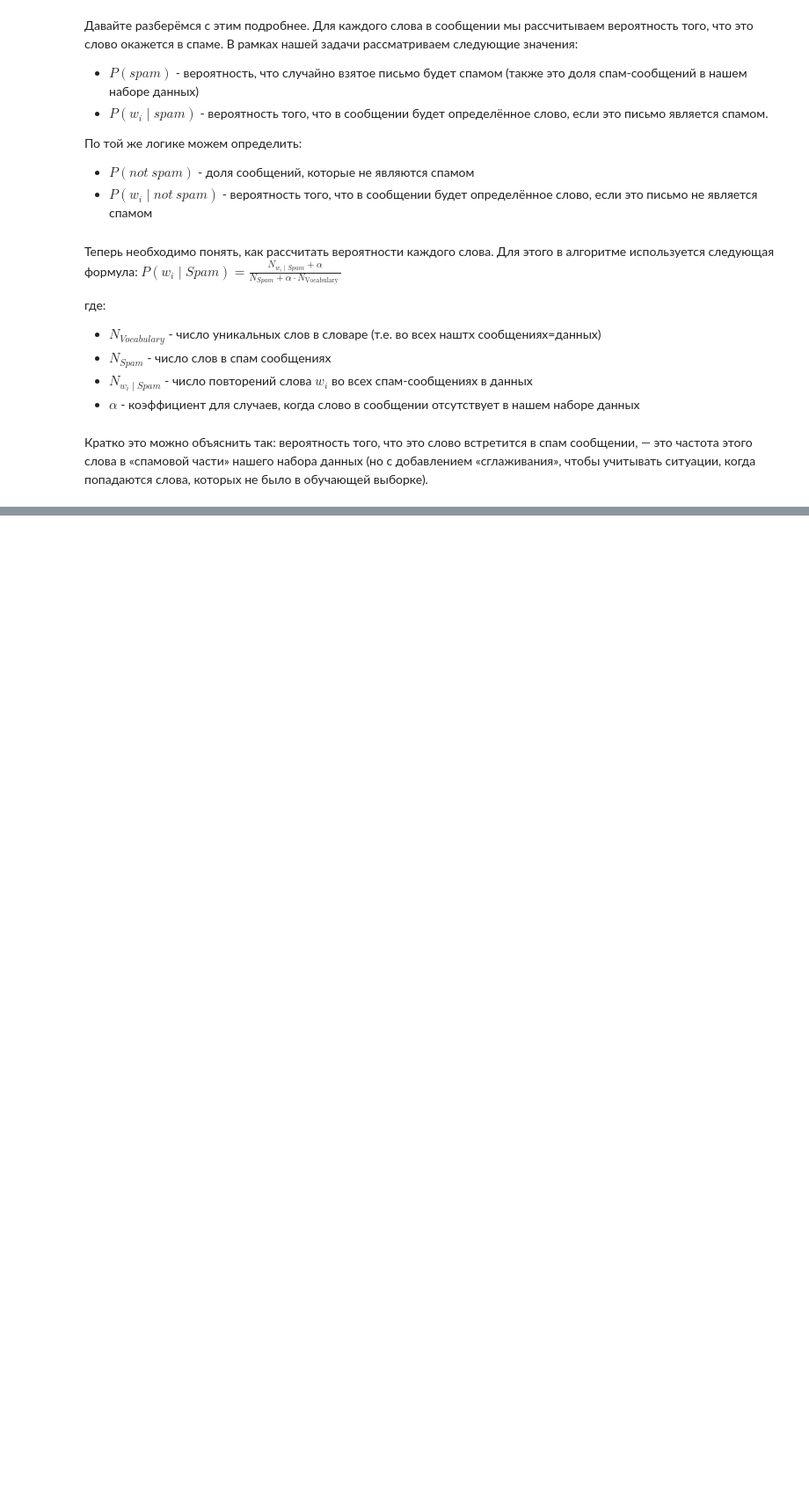
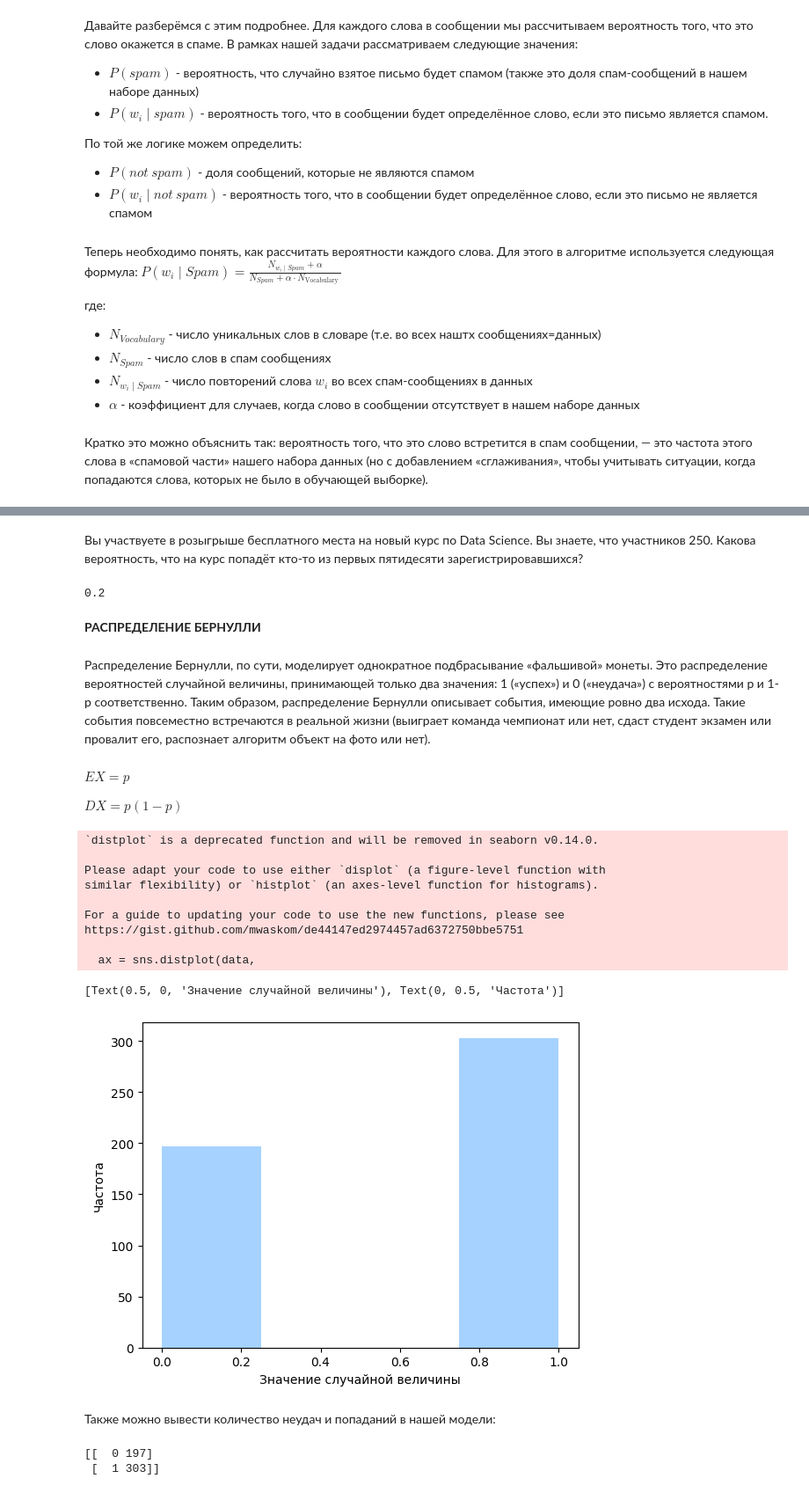
Before and after one commit to killri/sf_data_science, a Jupyter notebook: SF_DS_course_theory_and_practice/MATH7-probability/math7_theory.ipynb, the cells around one changed output, grey strips where cells are left out. Shown at 88% size. Drawn from its saved outputs; the diff is of its cells as text; code cells hidden in the pictures; blank space fills up the shorter version.

```diff
--- a/SF_DS_course_theory_and_practice/MATH7-probability/math7_theory.ipynb
+++ b/SF_DS_course_theory_and_practice/MATH7-probability/math7_theory.ipynb
@@ -30,0 +65,51 @@ $P\left(w_{i} \mid S p a m\right)=\frac{N_{w_{i} \mid S p a m}+\alpha}{N_{S p a
+# %% [markdown]
+Вы участвуете в розыгрыше бесплатного места на новый курс по Data Science. Вы знаете, что участников 250.
+Какова вероятность, что на курс попадёт кто-то из первых пятидесяти зарегистрировавшихся?
+# %%
+# Задаём возможные значения случайной величины
+x = np.arange(1, 251)
+# Задаём интервал, на котором будут распределяться наши вероятности
+disc_uni_dist = randint(1,251)
+# Вычисляем вероятности выпадения каждого значения случайной величины
+cdf = disc_uni_dist.cdf(x)
+# Ищем вероятность того, что на курс попадёт кто-то из первых 50 зарегистрировавшихся
+print(cdf[49])
+# %% [output]
+0.2
+# %% [markdown]
+**РАСПРЕДЕЛЕНИЕ БЕРНУЛЛИ**
+# %% [markdown]
+Распределение Бернулли, по сути, моделирует однократное подбрасывание «фальшивой» монеты. Это распределение вероятностей случайной величины, принимающей только два значения: 1 («успех») и 0 («неудача») с вероятностями p и 1-p соответственно. Таким образом, распределение Бернулли описывает события, имеющие ровно два исхода. Такие события повсеместно встречаются в реальной жизни (выиграет команда чемпионат или нет, сдаст студент экзамен или провалит его, распознает алгоритм объект на фото или нет).
+# %% [markdown]
+$EX = p$
+
+$DX = p(1-p)$
+# %%
+from scipy.stats import bernoulli
+import seaborn as sns
+
+data = bernoulli.rvs(size=500,p=0.6)
+ax = sns.distplot(data,
+                  kde = False,
+                  color='dodgerblue')
+ax.set(xlabel='Значение случайной величины', ylabel='Частота')
+# %% [output]
+`distplot` is a deprecated function and will be removed in seaborn v0.14.0.
+
+Please adapt your code to use either `displot` (a figure-level function with
+similar flexibility) or `histplot` (an axes-level function for histograms).
+
+For a guide to updating your code to use the new functions, please see
+https://gist.github.com/mwaskom/de44147ed2974457ad6372750bbe5751
+
+  ax = sns.distplot(data,
+[Text(0.5, 0, 'Значение случайной величины'), Text(0, 0.5, 'Частота')]
+[figure, added]
+# %% [markdown]
+Также можно вывести количество неудач и попаданий в нашей модели:
+# %%
+unique, counts = np.unique(data, return_counts=True)
+print(np.asarray((unique, counts)).T)
+# %% [output]
+[[  0 197]
+ [  1 303]]
```
Also changed, not shown: parts of 22 cells of this notebook, 1 other file.
